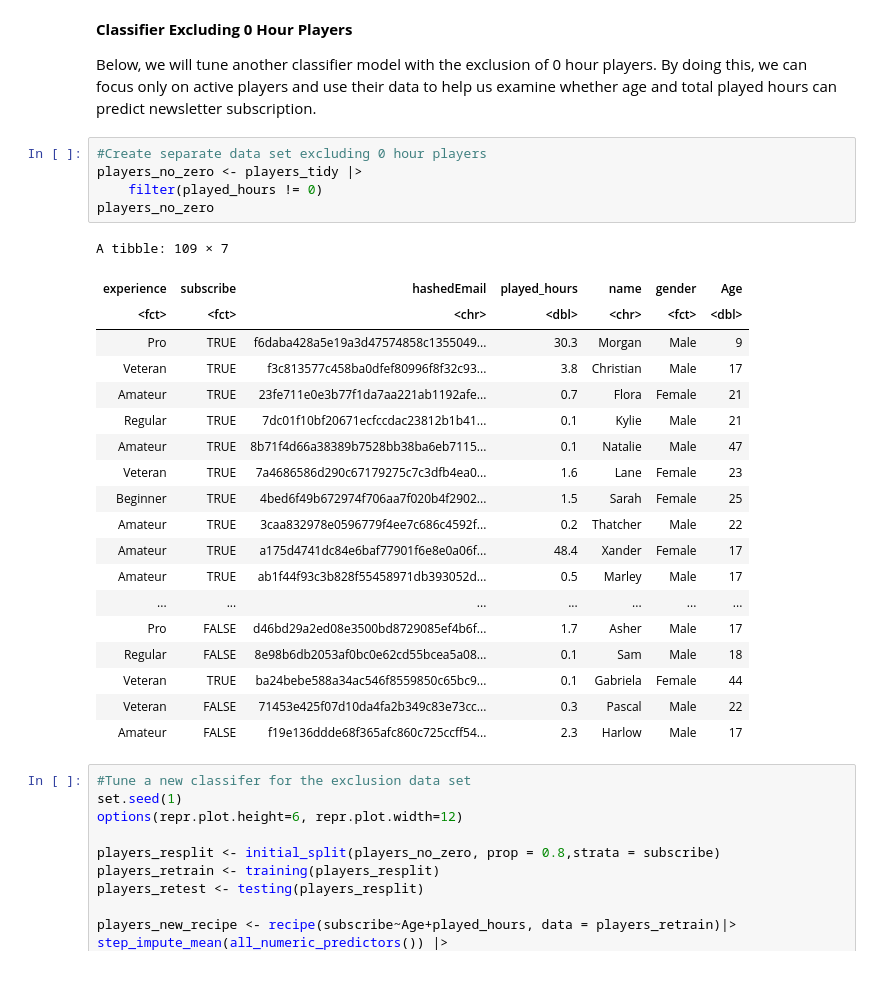
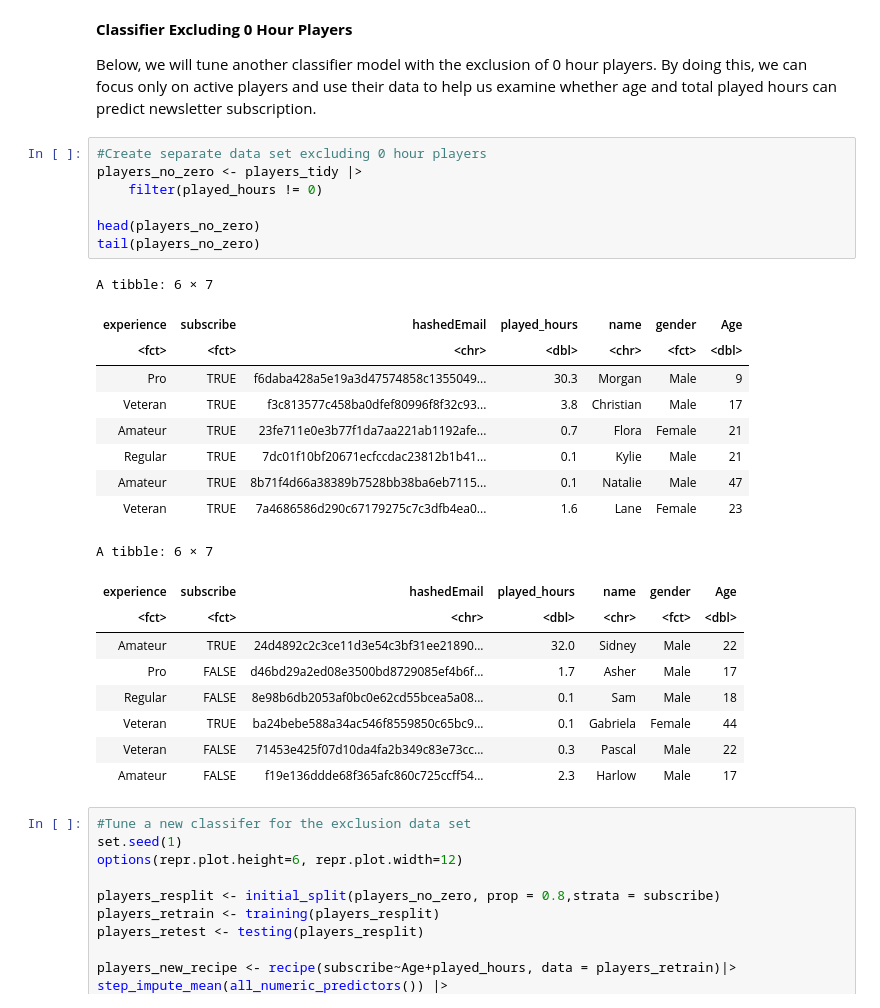
Before and after one commit to beccaphilip/DSCI-100-Group-Project, a Jupyter notebook: Report.ipynb, the cells around one changed output. Drawn from its saved outputs; the diff is of its cells as text; blank space fills up the shorter version.

Commit message:
print head and tail of long datasets

```diff
--- a/Report.ipynb
+++ b/Report.ipynb
@@ -384,28 +384,29 @@ Below, we will tune another classifier model with the exclusion of 0 hour player
 # %%
 #Create separate data set excluding 0 hour players
 players_no_zero <- players_tidy |>
     filter(played_hours != 0)
-players_no_zero
+
+head(players_no_zero)
+tail(players_no_zero)
 # %% [output]
-A tibble: 109 × 7
+A tibble: 6 × 7
 | experience | subscribe | hashedEmail | played_hours | name | gender | Age |
 | <fct> | <fct> | <chr> | <dbl> | <chr> | <fct> | <dbl> |
 | Pro | TRUE | f6daba428a5e19a3d47574858c1355049... | 30.3 | Morgan | Male | 9 |
 | Veteran | TRUE | f3c813577c458ba0dfef80996f8f32c93... | 3.8 | Christian | Male | 17 |
 | Amateur | TRUE | 23fe711e0e3b77f1da7aa221ab1192afe... | 0.7 | Flora | Female | 21 |
 | Regular | TRUE | 7dc01f10bf20671ecfccdac23812b1b41... | 0.1 | Kylie | Male | 21 |
 | Amateur | TRUE | 8b71f4d66a38389b7528bb38ba6eb7115... | 0.1 | Natalie | Male | 47 |
 | Veteran | TRUE | 7a4686586d290c67179275c7c3dfb4ea0... | 1.6 | Lane | Female | 23 |
-| Beginner | TRUE | 4bed6f49b672974f706aa7f020b4f2902... | 1.5 | Sarah | Female | 25 |
-| Amateur | TRUE | 3caa832978e0596779f4ee7c686c4592f... | 0.2 | Thatcher | Male | 22 |
-| Amateur | TRUE | a175d4741dc84e6baf77901f6e8e0a06f... | 48.4 | Xander | Female | 17 |
-| Amateur | TRUE | ab1f44f93c3b828f55458971db393052d... | 0.5 | Marley | Male | 17 |
-| ... | ... | ... | ... | ... | ... | ... |
-| Pro | FALSE | d46bd29a2ed08e3500bd8729085ef4b6f... | 1.7 | Asher | Male | 17 |
-| Regular | FALSE | 8e98b6db2053af0bc0e62cd55bcea5a08... | 0.1 | Sam | Male | 18 |
-| Veteran | TRUE | ba24bebe588a34ac546f8559850c65bc9... | 0.1 | Gabriela | Female | 44 |
-| Veteran | FALSE | 71453e425f07d10da4fa2b349c83e73cc... | 0.3 | Pascal | Male | 22 |
-| Amateur | FALSE | f19e136ddde68f365afc860c725ccff54... | 2.3 | Harlow | Male | 17 |
+A tibble: 6 × 7
+| experience | subscribe | hashedEmail | played_hours | name | gender | Age |
+| <fct> | <fct> | <chr> | <dbl> | <chr> | <fct> | <dbl> |
+| Amateur | TRUE | 24d4892c2c3ce11d3e54c3bf31ee21890... | 32.0 | Sidney | Male | 22 |
+| Pro | FALSE | d46bd29a2ed08e3500bd8729085ef4b6f... | 1.7 | Asher | Male | 17 |
+| Regular | FALSE | 8e98b6db2053af0bc0e62cd55bcea5a08... | 0.1 | Sam | Male | 18 |
+| Veteran | TRUE | ba24bebe588a34ac546f8559850c65bc9... | 0.1 | Gabriela | Female | 44 |
+| Veteran | FALSE | 71453e425f07d10da4fa2b349c83e73cc... | 0.3 | Pascal | Male | 22 |
+| Amateur | FALSE | f19e136ddde68f365afc860c725ccff54... | 2.3 | Harlow | Male | 17 |
 # %%
 #Tune a new classifer for the exclusion data set
 set.seed(1)
```
Also changed, not shown: parts of 1 cell of this notebook.
